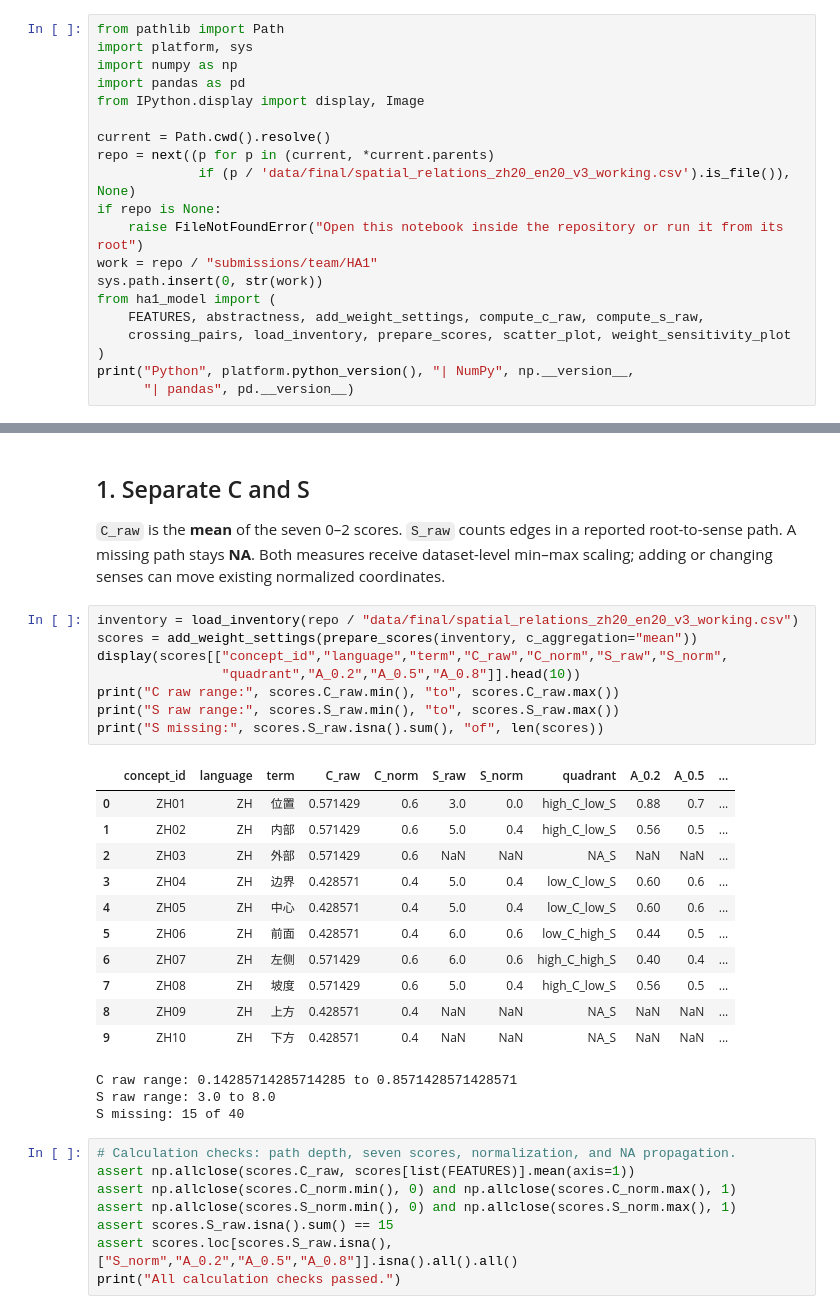
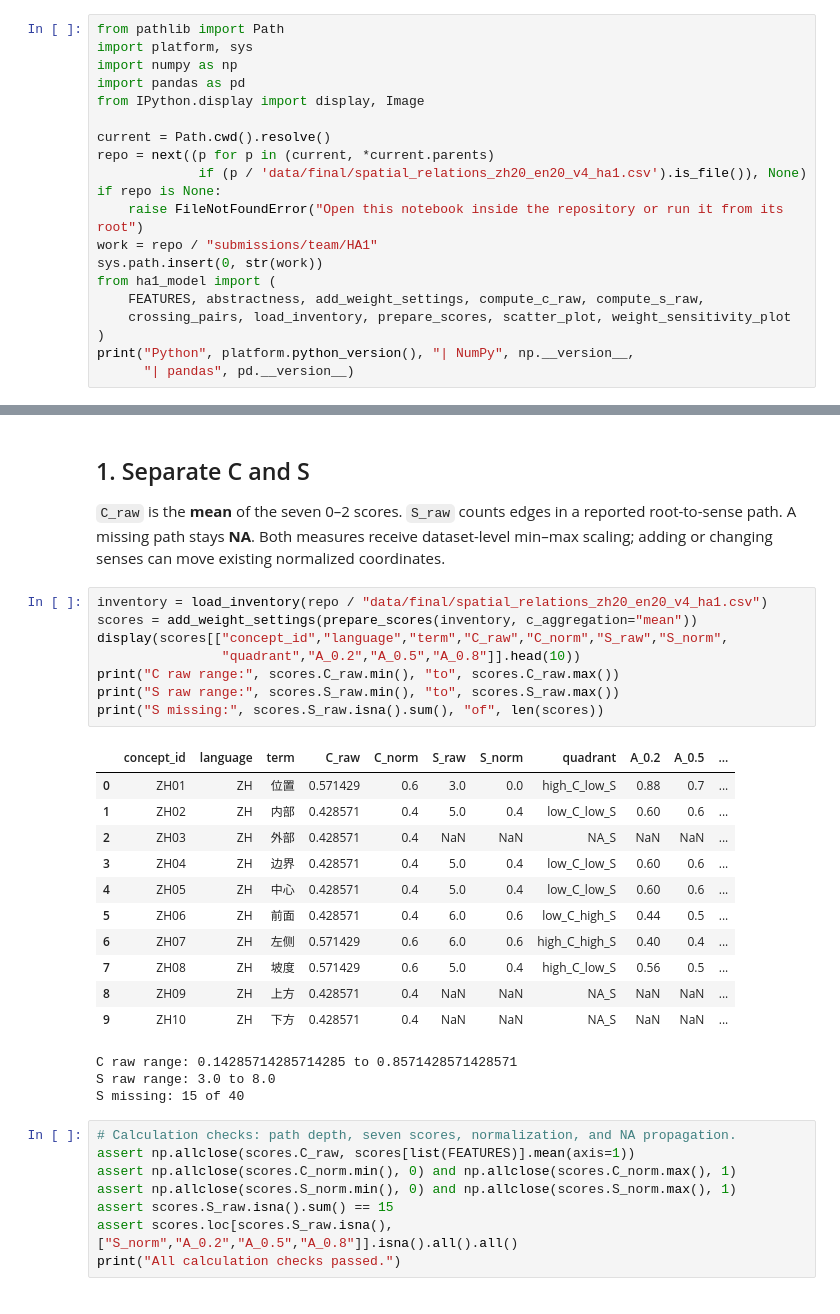
Before and after one commit to Uuu-7/Embodied-AI-and-Neurocomputational-Semantics, a Jupyter notebook: submissions/team/HA1/ha1_simulator.ipynb, the cells around one changed output, grey strips where cells are left out. Drawn from its saved outputs; the diff is of its cells as text.

```diff
--- a/submissions/team/HA1/ha1_simulator.ipynb
+++ b/submissions/team/HA1/ha1_simulator.ipynb
@@ -13,7 +13,7 @@ from IPython.display import display, Image
 
 current = Path.cwd().resolve()
 repo = next((p for p in (current, *current.parents)
-             if (p / 'data/final/spatial_relations_zh20_en20_v3_working.csv').is_file()), None)
+             if (p / 'data/final/spatial_relations_zh20_en20_v4_ha1.csv').is_file()), None)
 if repo is None:
     raise FileNotFoundError("Open this notebook inside the repository or run it from its root")
 work = repo / "submissions/team/HA1"
@@ -31,18 +31,18 @@ Python 3.13.14 | NumPy 2.5.3 | pandas 3.0.5
 
 `C_raw` is the **mean** of the seven 0–2 scores. `S_raw` counts edges in a reported root-to-sense path. A missing path stays **NA**. Both measures receive dataset-level min–max scaling; adding or changing senses can move existing normalized coordinates.
 # %%
-inventory = load_inventory(repo / "data/final/spatial_relations_zh20_en20_v3_working.csv")
+inventory = load_inventory(repo / "data/final/spatial_relations_zh20_en20_v4_ha1.csv")
 scores = add_weight_settings(prepare_scores(inventory, c_aggregation="mean"))
 display(scores[["concept_id","language","term","C_raw","C_norm","S_raw","S_norm",
                 "quadrant","A_0.2","A_0.5","A_0.8"]].head(10))
 print("C raw range:", scores.C_raw.min(), "to", scores.C_raw.max())
 print("S raw range:", scores.S_raw.min(), "to", scores.S_raw.max())
 print("S missing:", scores.S_raw.isna().sum(), "of", len(scores))
 # %% [output]
 |  | concept_id | language | term | C_raw | C_norm | S_raw | S_norm | quadrant | A_0.2 | A_0.5 | ... |
 | 0 | ZH01 | ZH | 位置 | 0.571429 | 0.6 | 3.0 | 0.0 | high_C_low_S | 0.88 | 0.7 | ... |
-| 1 | ZH02 | ZH | 内部 | 0.571429 | 0.6 | 5.0 | 0.4 | high_C_low_S | 0.56 | 0.5 | ... |
-| 2 | ZH03 | ZH | 外部 | 0.571429 | 0.6 | NaN | NaN | NA_S | NaN | NaN | ... |
+| 1 | ZH02 | ZH | 内部 | 0.428571 | 0.4 | 5.0 | 0.4 | low_C_low_S | 0.60 | 0.6 | ... |
+| 2 | ZH03 | ZH | 外部 | 0.428571 | 0.4 | NaN | NaN | NA_S | NaN | NaN | ... |
 | 3 | ZH04 | ZH | 边界 | 0.428571 | 0.4 | 5.0 | 0.4 | low_C_low_S | 0.60 | 0.6 | ... |
 | 4 | ZH05 | ZH | 中心 | 0.428571 | 0.4 | 5.0 | 0.4 | low_C_low_S | 0.60 | 0.6 | ... |
 | 5 | ZH06 | ZH | 前面 | 0.428571 | 0.4 | 6.0 | 0.6 | low_C_high_S | 0.44 | 0.5 | ... |
```
Also changed, not shown: parts of 11 cells of this notebook, 17 other files.
